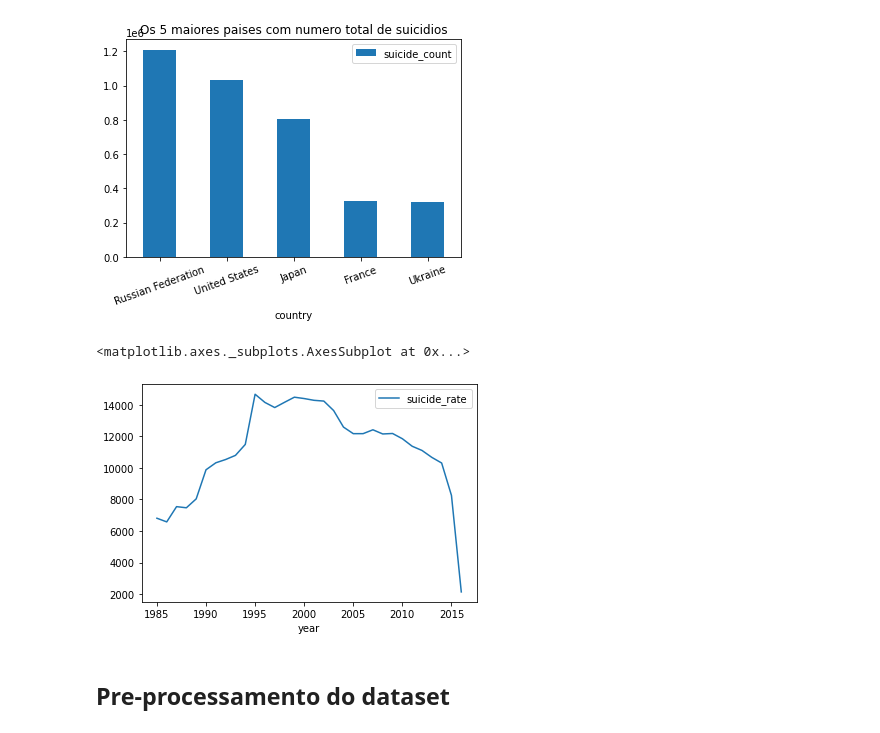
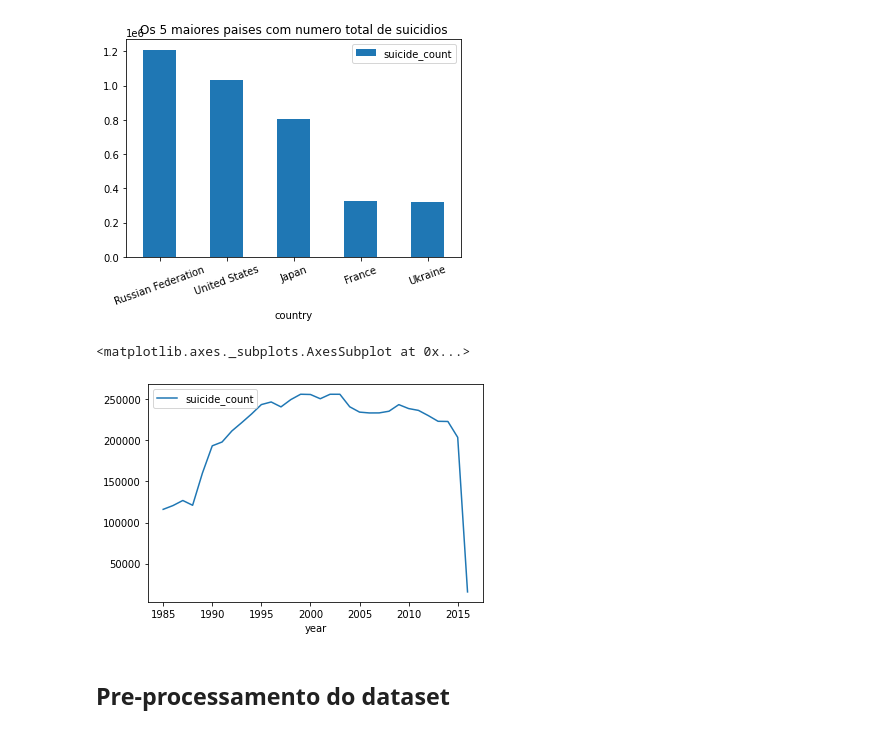
Before and after one commit to lademir/TP-Final-iNF420, a Jupyter notebook: TP_final.ipynb, the cells around one changed output. Drawn from its saved outputs; the diff is of its cells as text; code cells hidden in the pictures.

```diff
--- a/TP_final.ipynb
+++ b/TP_final.ipynb
@@ -187,10 +187,10 @@ plt.show()
 # %%
 # Grafico de linha continua sobre a quantidade de suicidio com o decorrer dos anos
 
-df[['year','suicide_rate']].groupby(['year']).sum().plot()
+df[['year','suicide_count']].groupby(['year']).sum().plot()
 # %% [output]
 <matplotlib.axes._subplots.AxesSubplot at 0x...>
-[figure, old version]
+[figure, new version]
 # %% [markdown]
 ## Pre-processamento do dataset
 # %%
```
Also changed, not shown: parts of 24 cells of this notebook.
